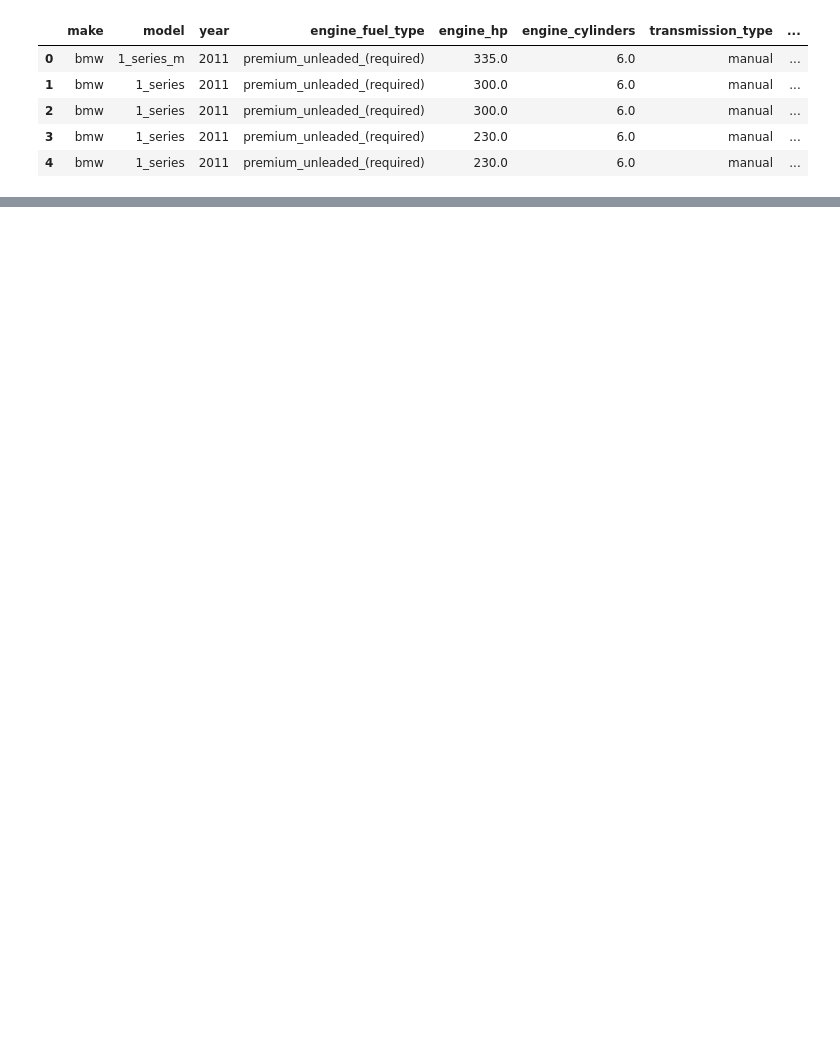
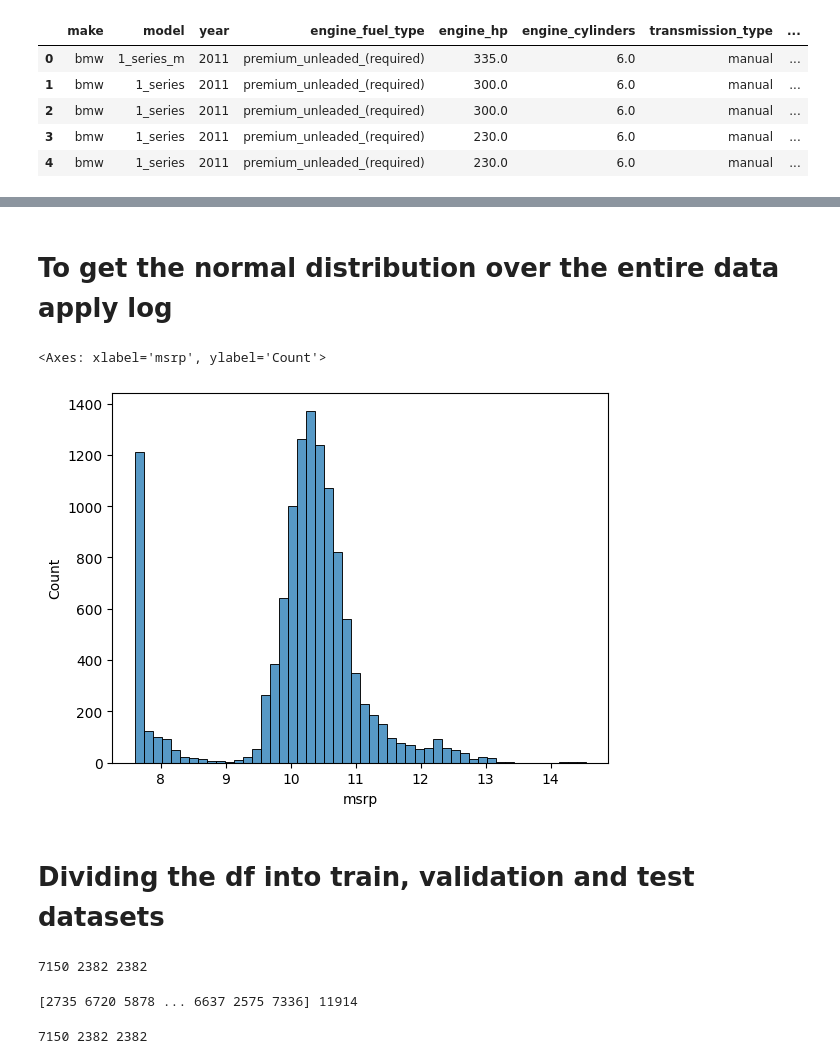
Before and after one commit to umamage/machine_learning_zoomcamp-homework, a Jupyter notebook: 01-intro/ml_regression.ipynb, the cells around one changed output, grey strips where cells are left out. Cells and saved outputs as stored; diff of their text form; code cells hidden in the pictures; blank space fills up the shorter version.

```diff
--- a/01-intro/ml_regression.ipynb
+++ b/01-intro/ml_regression.ipynb
@@ -77,0 +124,38 @@ df.head(5)
+# %% [markdown]
+# To get the normal distribution over the entire data apply log
+# %%
+import numpy as np
+prices = np.log1p(df.msrp) #log1p means applying log after adding 1 to values to ensure that log 0 will never occur
+sns.histplot(prices,bins=50)
+# %% [output]
+<Axes: xlabel='msrp', ylabel='Count'>
+[figure, added]
+# %% [markdown]
+# Dividing the df into train, validation and test datasets
+# %%
+n = len(df)
+n_val = int(n*0.2)
+n_test = int(n*0.2)
+n_train = n - (n_val+n_test)
+print(n_train,n_val,n_test)
+# %% [output]
+7150 2382 2382
+# %%
+# generate the shuffled indexes
+import numpy as np
+idx = np.array(np.arange(0,n))
+np.random.seed(2)
+np.random.shuffle(idx)
+print(idx, len(idx))
+# %% [output]
+[2735 6720 5878 ... 6637 2575 7336] 11914
+# %%
+idx_train = idx[:n_train]
+idx_val = idx[n_train:n_train+n_val]
+idx_test = idx[n_train+n_val:]
+df_train = df.iloc[idx_train]
+df_val = df.iloc[idx_val]
+df_test = df.iloc[idx_test]
+print(len(df_train),len(df_test),len(df_val))
+# %% [output]
+7150 2382 2382
```
Also changed, not shown: parts of 34 cells of this notebook, 2 other files.
